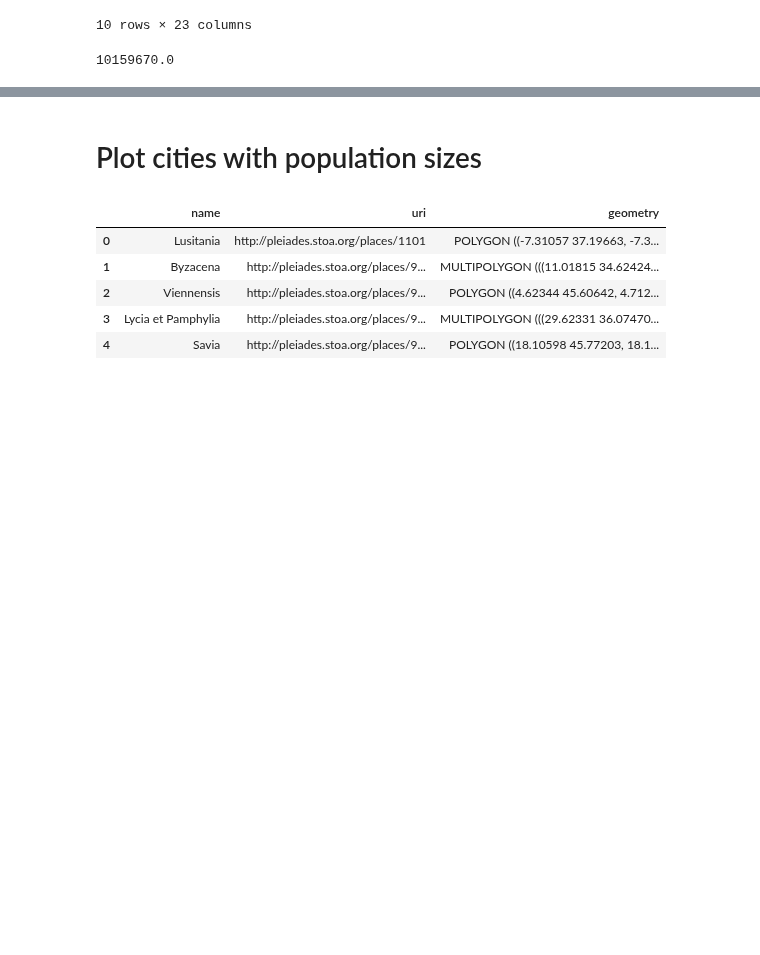
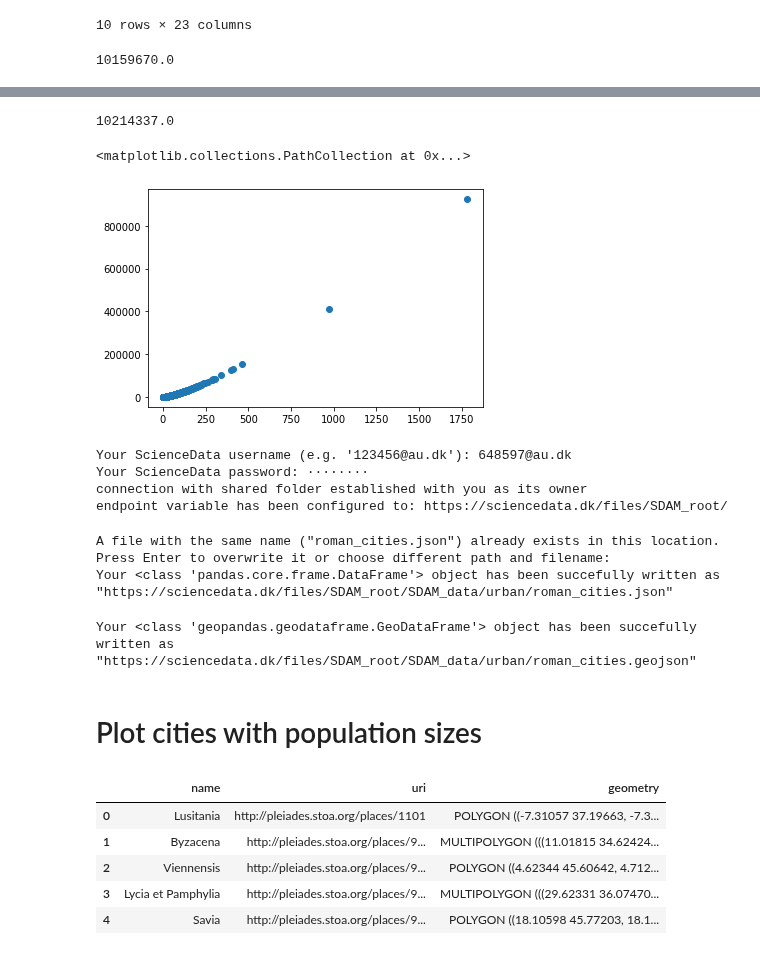
Before and after one commit to sdam-au/LI_ETL, a Jupyter notebook: scripts/1_ROMAN-CITIES.ipynb, the cells around one changed output, grey strips where cells are left out. Drawn from its saved outputs; the diff is of its cells as text; code cells hidden in the pictures; blank space fills up the shorter version.

```diff
--- a/scripts/1_ROMAN-CITIES.ipynb
+++ b/scripts/1_ROMAN-CITIES.ipynb
@@ -334,7 +357,41 @@ cities_pop["pop_est"].sum()
+# %%
+def normalize_pop_est(pop_est):
+    """if smaller than 1000, make 1000"""
+    if pop_est < 1000:
+        pop_est = 1000
+    return pop_est
+cities_pop["pop_est"] = cities_pop["pop_est"].apply(normalize_pop_est)
+# %%
+cities_pop["pop_est"].sum()
+# %% [output]
+10214337.0
+# %%
+plt.scatter(cities_pop["Area"], cities_pop["pop_est"])
+# %% [output]
+<matplotlib.collections.PathCollection at 0x...>
+[figure, added]
 # %%
 cities_pop.to_csv("../data/roman_cities_pop.csv")
 # %%
 cities_pop.to_file("../data/roman_cities_pop.geojson", driver="GeoJSON")
+# %%
+import sddk
+s = sddk.cloudSession("sciencedata.dk", "SDAM_root", "648597@au.dk")
+# %% [output]
+Your ScienceData username (e.g. '123456@au.dk'): 648597@au.dk
+Your ScienceData password: ········
+connection with shared folder established with you as its owner
+endpoint variable has been configured to: https://sciencedata.dk/files/SDAM_root/
+# %%
+s.write_file("SDAM_data/urban/roman_cities.json", pd.DataFrame(cities_pop.drop("geometry", axis=1)))
+# %% [output]
+A file with the same name ("roman_cities.json") already exists in this location.
+Press Enter to overwrite it or choose different path and filename:
+Your <class 'pandas.core.frame.DataFrame'> object has been succefully written as "https://sciencedata.dk/files/SDAM_root/SDAM_data/urban/roman_cities.json"
+# %%
+s.write_file("SDAM_data/urban/roman_cities.geojson", cities_pop)
+# %% [output]
+Your <class 'geopandas.geodataframe.GeoDataFrame'> object has been succefully written as "https://sciencedata.dk/files/SDAM_root/SDAM_data/urban/roman_cities.geojson"
 # %% [markdown]
 # Plot cities with population sizes
 # %%
```
Also changed, not shown: parts of 3 cells of this notebook, 6 other files.
